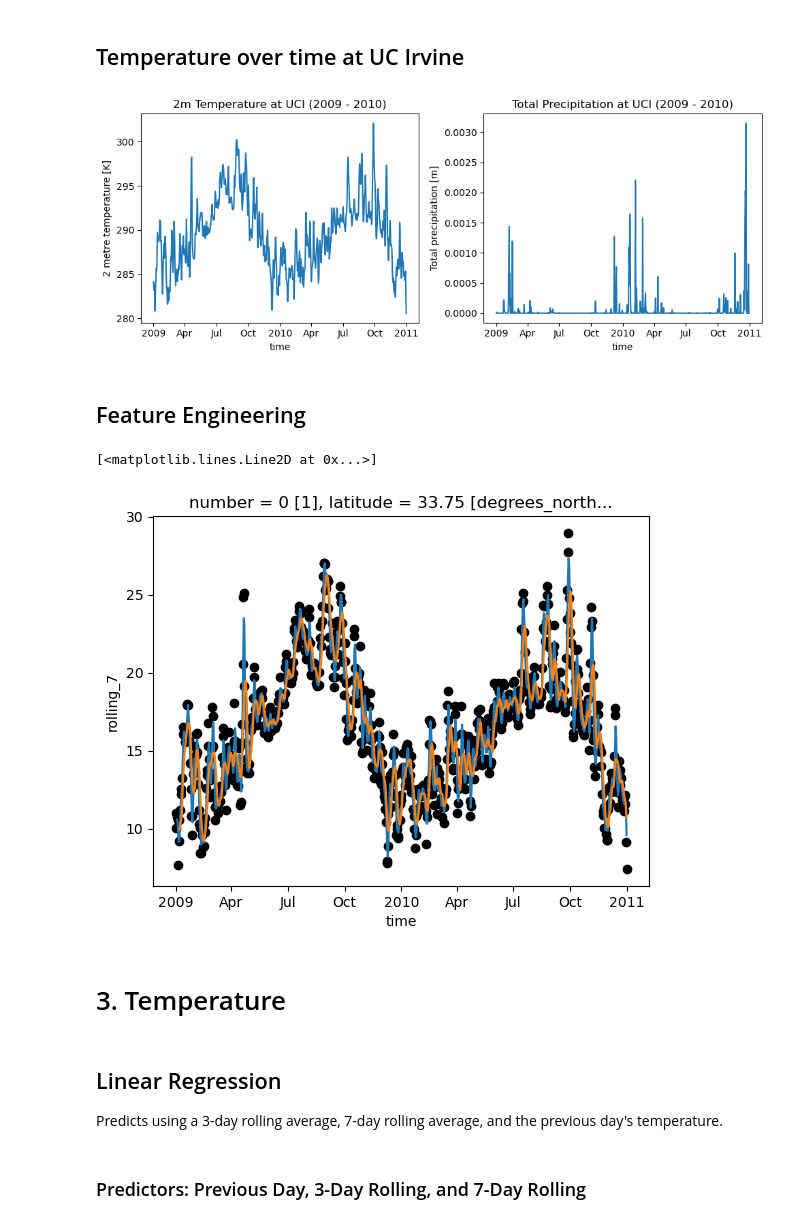
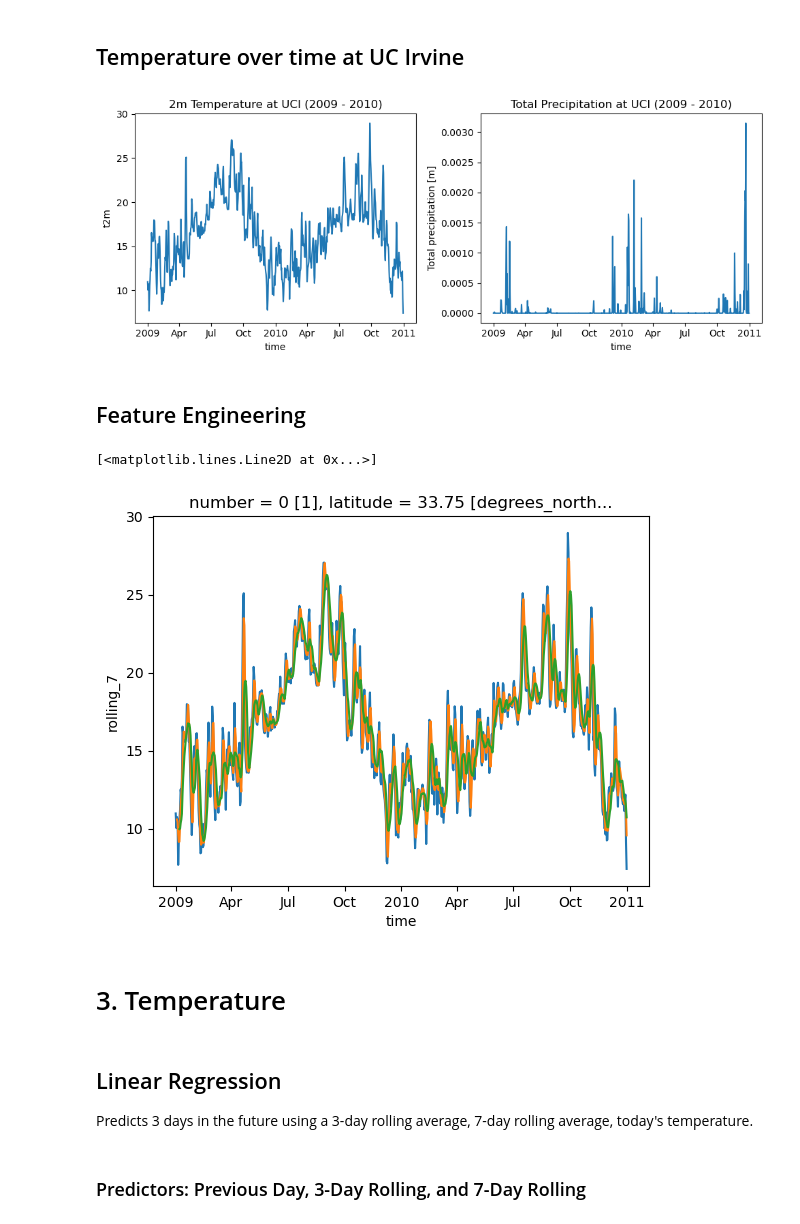
Before and after one commit to abrowerUCI/temperature-prediction, a Jupyter notebook: workbook.ipynb, the cells around one changed output. Saved outputs shown, nothing was run; the diff lists cells and outputs as text; code cells hidden in the pictures.

```diff
--- a/workbook.ipynb
+++ b/workbook.ipynb
@@ -36,6 +37,8 @@ ax.set_title("Mean 2m temp")
 # %% [output]
 Text(0.5, 1.0, 'Mean 2m temp')
 [figure]
+# %%
+ds["t2m"] = ds["t2m"]-273.15
 # %% [markdown]
 ## Temperature over time at UC Irvine
 # %%
@@ -55,25 +58,23 @@ axs[1].set_title("Total Precipitation at UCI (2009 - 2010)")
 
 fig.tight_layout()
 # %% [output]
-[figure, old version]
+[figure, new version]
 # %% [markdown]
 ## Feature Engineering
-# %%
-ds_uci["t2m"] = ds_uci["t2m"]-273.15
 # %%
 # Calcs and adds 3 and 7 day rolling average and previous day columns
-ds_uci['rolling_3'] = ds_uci['t2m'].rolling(valid_time=3).mean()  # up to yesterday
+ds_uci['rolling_3'] = ds_uci['t2m'].rolling(valid_time=3).mean()
 ds_uci['rolling_7'] = ds_uci['t2m'].rolling(valid_time=7).mean()
-ds_uci["target_t2m"] = ds_uci["t2m"].shift(valid_time=-1)
+ds_uci["target_t2m"] = ds_uci["t2m"].shift(valid_time=-3) # target 3 days in the future
 # %%
 fig, ax = plt.subplots()
 
-ds_uci["t2m"].plot.scatter("valid_time", color="black")
+ds_uci["t2m"].plot()
 ds_uci["rolling_3"].plot()
 ds_uci["rolling_7"].plot()
 # %% [output]
 [<matplotlib.lines.Line2D at 0x...>]
-[figure, old version]
+[figure, new version]
 # %% [markdown]
 # 3. Temperature
 # %%
@@ -110,7 +111,7 @@ train_mse = pd.DataFrame(columns=["model", "score", "mse"])
 val_mse = pd.DataFrame(columns=["model", "score", "mse"])
 # %% [markdown]
 ## Linear Regression
-Predicts using a 3-day rolling average, 7-day rolling average, and the previous day's temperature.
+Predicts 3 days in the future using a 3-day rolling average, 7-day rolling average, today's temperature.
 # %% [markdown]
 ### Predictors: Previous Day, 3-Day Rolling, and 7-Day Rolling
 # %%
```
Also changed, not shown: parts of 36 cells of this notebook.
